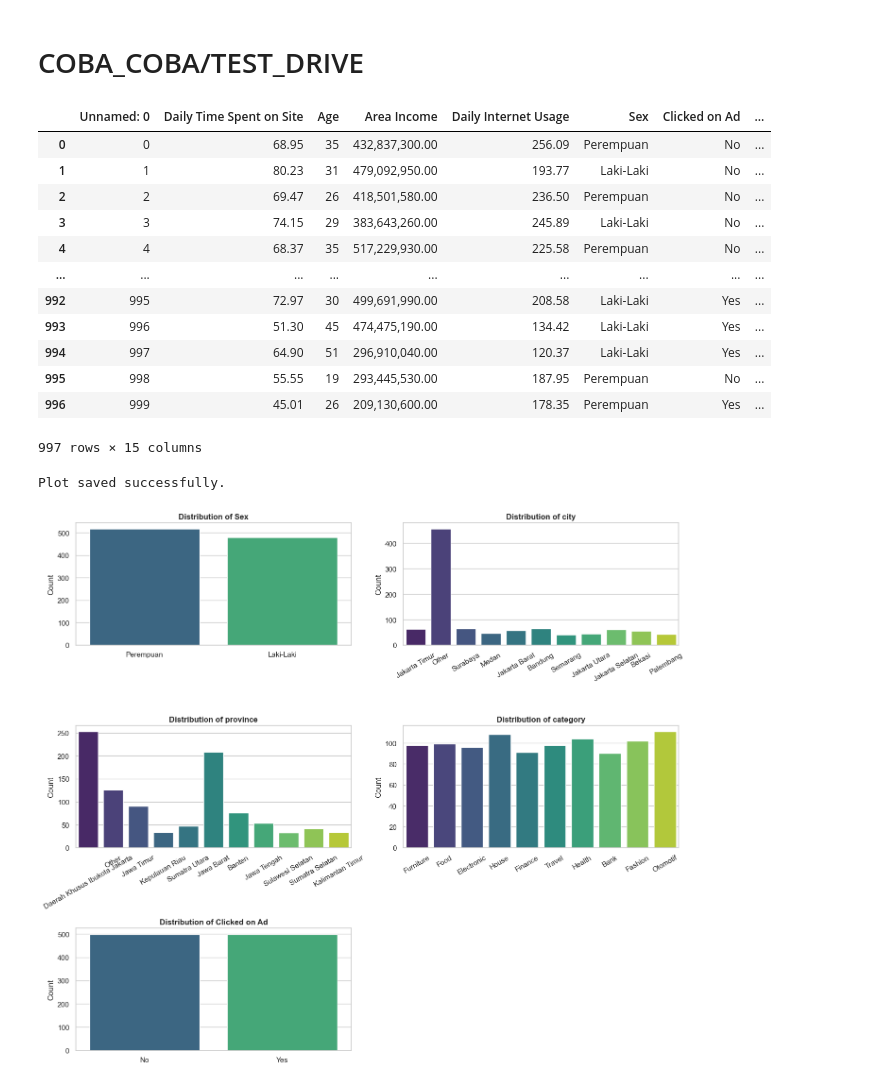
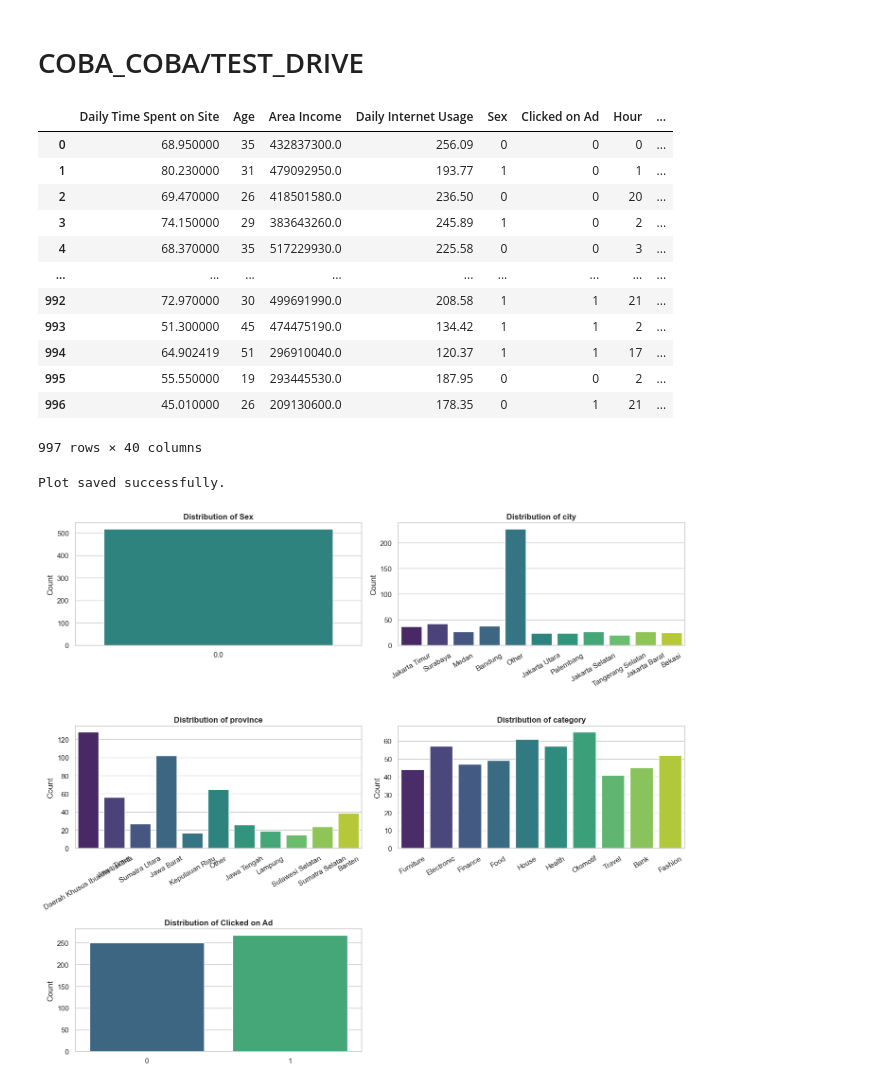
Before and after one commit to raqiwardhana/rakamin02, a Jupyter notebook: Clicked_Ads/clicked_ads.ipynb, the cells around one changed output. Cells and saved outputs as stored; diff of their text form; code cells hidden in the pictures.

```diff
--- a/Clicked_Ads/clicked_ads.ipynb
+++ b/Clicked_Ads/clicked_ads.ipynb
@@ -13,6 +18,8 @@ df=pd.read_csv(r"C:\Users\arya wardhana\Documents\Rakamin\Mini Project\Predict C
 
 # Renaming columns
 df = df.rename(columns={'Male': 'Sex'})
+
+df = df.drop(columns=["Unnamed: 0"])
 # %%
 df.sample(10).head(10)
 # %% [output]
@@ -249 +270,7 @@ Final encoded dataset shape: (997, 41)
+# %%
+# maping sex
+df_encoded['Sex'] = df_encoded['Sex'].map({'Laki-Laki': 1, 'Perempuan': 0})
+
+# maping clicked on ad
+df_encoded["Clicked on Ad"] = df_encoded["Clicked on Ad"].map({"No": 0, "Yes": 1})
 # %% [markdown]
@@ -297,21 +500,21 @@ Name: proportion, dtype: float64
 # %% [markdown]
 # COBA_COBA/TEST_DRIVE
 # %%
-df
+df_encoded
 # %% [output]
-|  | Unnamed: 0 | Daily Time Spent on Site | Age | Area Income | Daily Internet Usage | Sex | Clicked on Ad | ... |
-| 0 | 0 | 68.95 | 35 | 432,837,300.00 | 256.09 | Perempuan | No | ... |
-| 1 | 1 | 80.23 | 31 | 479,092,950.00 | 193.77 | Laki-Laki | No | ... |
-| 2 | 2 | 69.47 | 26 | 418,501,580.00 | 236.50 | Perempuan | No | ... |
-| 3 | 3 | 74.15 | 29 | 383,643,260.00 | 245.89 | Laki-Laki | No | ... |
-| 4 | 4 | 68.37 | 35 | 517,229,930.00 | 225.58 | Perempuan | No | ... |
+|  | Daily Time Spent on Site | Age | Area Income | Daily Internet Usage | Sex | Clicked on Ad | Hour | ... |
+| 0 | 68.950000 | 35 | 432837300.0 | 256.09 | 0 | 0 | 0 | ... |
+| 1 | 80.230000 | 31 | 479092950.0 | 193.77 | 1 | 0 | 1 | ... |
+| 2 | 69.470000 | 26 | 418501580.0 | 236.50 | 0 | 0 | 20 | ... |
+| 3 | 74.150000 | 29 | 383643260.0 | 245.89 | 1 | 0 | 2 | ... |
+| 4 | 68.370000 | 35 | 517229930.0 | 225.58 | 0 | 0 | 3 | ... |
 | ... | ... | ... | ... | ... | ... | ... | ... | ... |
-| 992 | 995 | 72.97 | 30 | 499,691,990.00 | 208.58 | Laki-Laki | Yes | ... |
-| 993 | 996 | 51.30 | 45 | 474,475,190.00 | 134.42 | Laki-Laki | Yes | ... |
-| 994 | 997 | 64.90 | 51 | 296,910,040.00 | 120.37 | Laki-Laki | Yes | ... |
-| 995 | 998 | 55.55 | 19 | 293,445,530.00 | 187.95 | Perempuan | No | ... |
-| 996 | 999 | 45.01 | 26 | 209,130,600.00 | 178.35 | Perempuan | Yes | ... |
+| 992 | 72.970000 | 30 | 499691990.0 | 208.58 | 1 | 1 | 21 | ... |
+| 993 | 51.300000 | 45 | 474475190.0 | 134.42 | 1 | 1 | 2 | ... |
+| 994 | 64.902419 | 51 | 296910040.0 | 120.37 | 1 | 1 | 17 | ... |
+| 995 | 55.550000 | 19 | 293445530.0 | 187.95 | 0 | 0 | 2 | ... |
+| 996 | 45.010000 | 26 | 209130600.0 | 178.35 | 0 | 1 | 21 | ... |
-997 rows × 15 columns
+997 rows × 40 columns
 # %%
 cat_cols = ["Sex", "city", "province", "category", "Clicked on Ad"]
 
@@ -334,7 +537,7 @@ plt.savefig("categorical_distributions.png")
 print("Plot saved successfully.")
 # %% [output]
 Plot saved successfully.
-[figure, old version]
+[figure, new version]
 # %%
 import matplotlib.pyplot as plt
 import seaborn as sns
```
Also changed, not shown: parts of 19 cells of this notebook.
